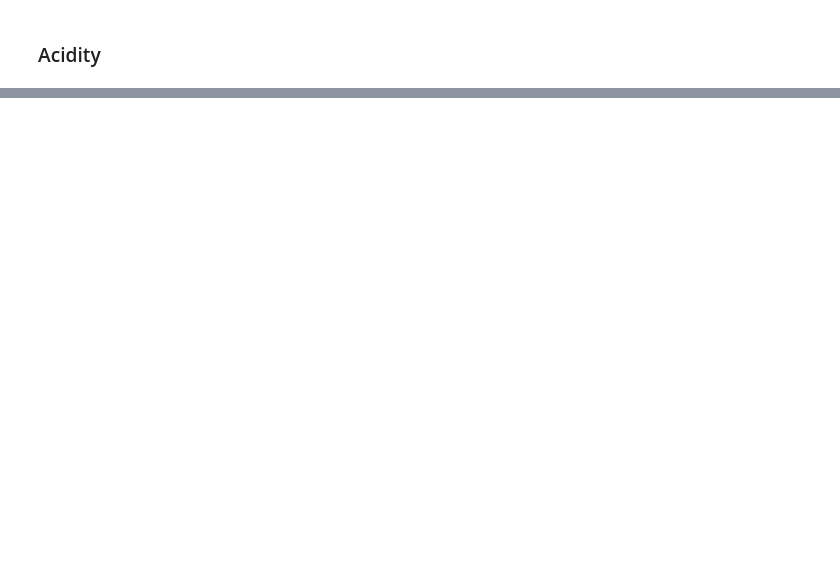
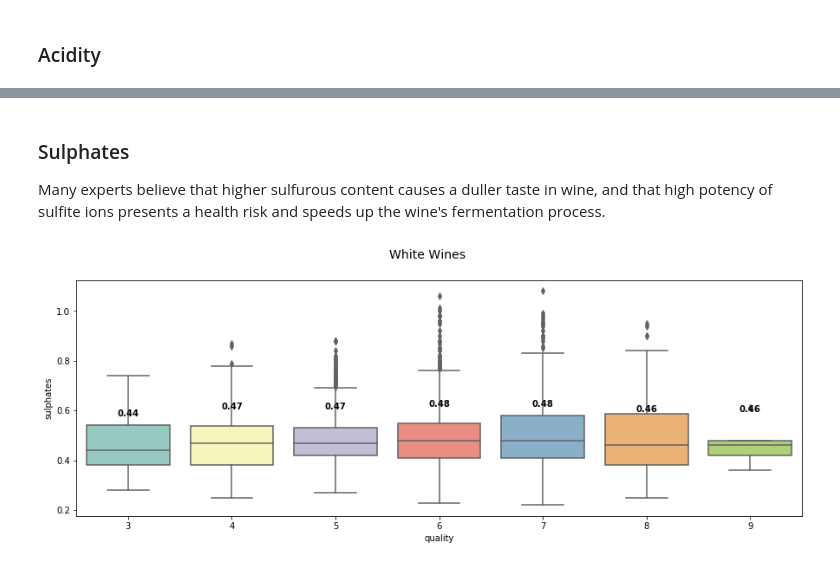
Before and after one commit to emilia329/WineFun, a Jupyter notebook: WineEDA.ipynb, the cells around one changed output, grey strips where cells are left out. Cells and saved outputs as stored; diff of their text form; code cells hidden in the pictures; blank space fills up the shorter version.

```diff
--- a/WineEDA.ipynb
+++ b/WineEDA.ipynb
@@ -161,0 +177,17 @@ sns.boxplot(x= 'quality' , y= 'fixed acidity' , data=red, palette ='Set3')
+# %% [markdown]
+### Sulphates
+ Many experts believe that higher sulfurous content causes a duller taste in wine, and that high potency of sulfite ions presents a health risk and speeds up the wine's fermentation process.
+# %%
+f= plt.figure(figsize=(15,5))
+f.suptitle('White Wines', fontsize= 14)
+box_plot = sns.boxplot(x= 'quality' , y= 'sulphates' , data=white, palette ='Set3')
+
+
+medians = white.groupby(['quality'])['sulphates'].median().values
+vertical_offset = white['fixed acidity'].median() * 0.02 # offset from median for display
+
+for xtick in box_plot.get_xticks():
+    box_plot.text(xtick,medians[xtick] + vertical_offset,medians[xtick],
+            horizontalalignment='center',size='medium',color='black',weight='semibold')
+# %% [output]
+[figure, added]
```
Also changed, not shown: parts of 10 cells of this notebook.
